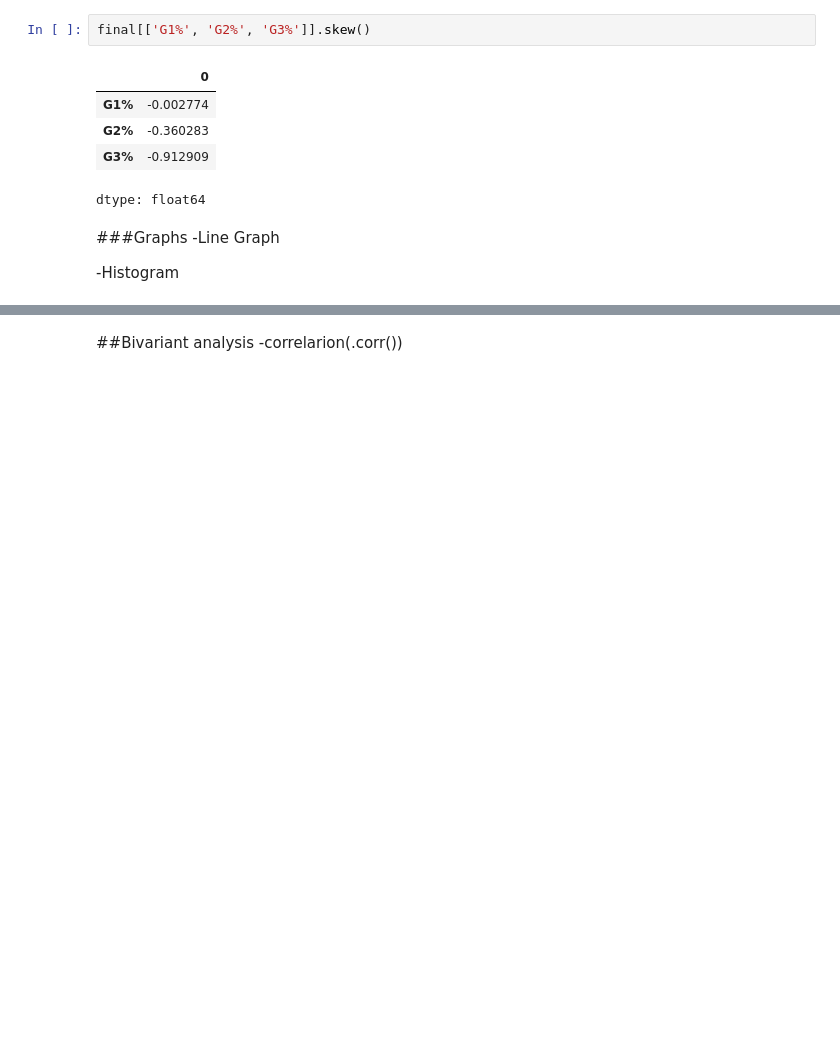
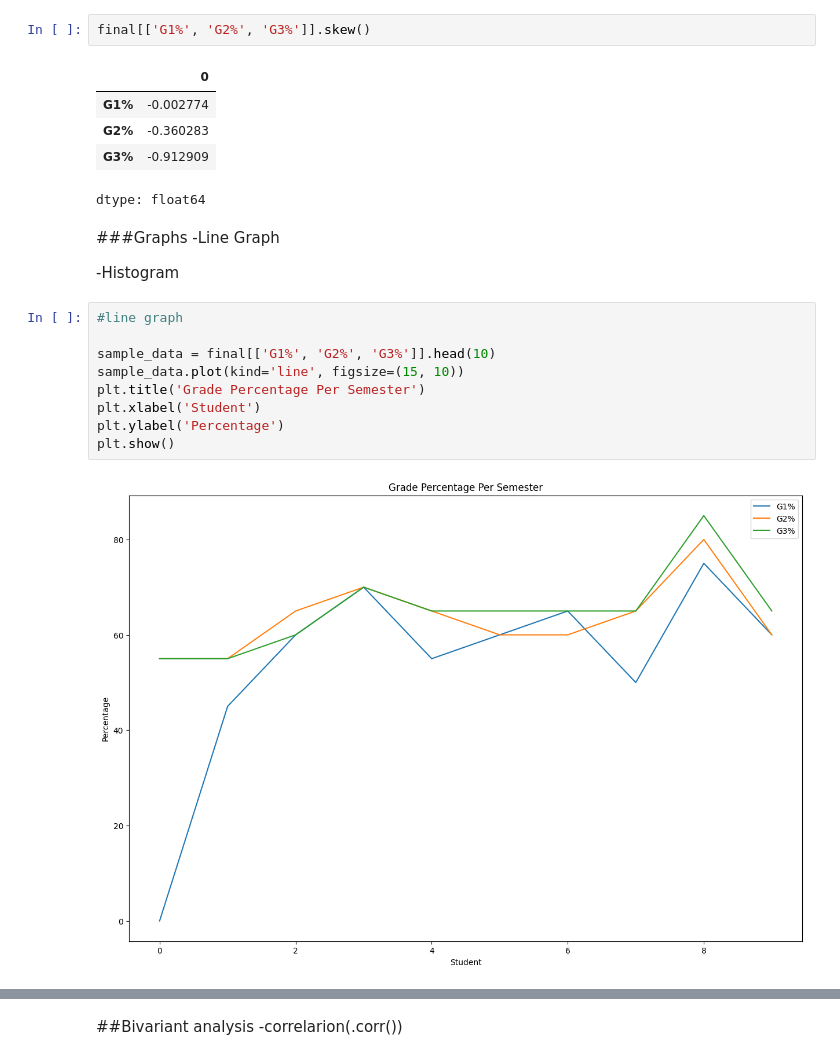
Before and after one commit to kaula12/Kenyan_Music_Artist, a Jupyter notebook: student_performance.ipynb, the cells around one changed output, grey strips where cells are left out. Saved outputs shown, nothing was run; the diff lists cells and outputs as text; blank space fills up the shorter version.

```diff
--- a/student_performance.ipynb
+++ b/student_performance.ipynb
@@ -388,3 +392,14 @@ dtype: float64
 -Line Graph
 
 -Histogram
+# %%
+#line graph
+
+sample_data = final[['G1%', 'G2%', 'G3%']].head(10)
+sample_data.plot(kind='line', figsize=(15, 10))
+plt.title('Grade Percentage Per Semester')
+plt.xlabel('Student')
+plt.ylabel('Percentage')
+plt.show()
+# %% [output]
+[figure, added]
```
Also changed, not shown: parts of 5 cells of this notebook.
